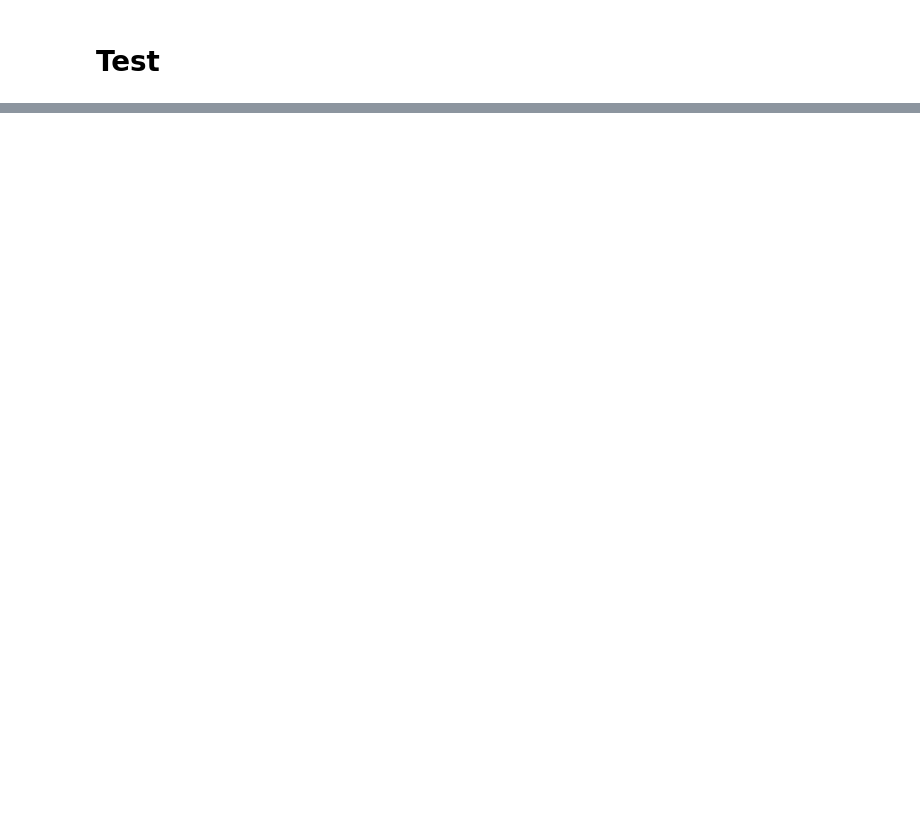
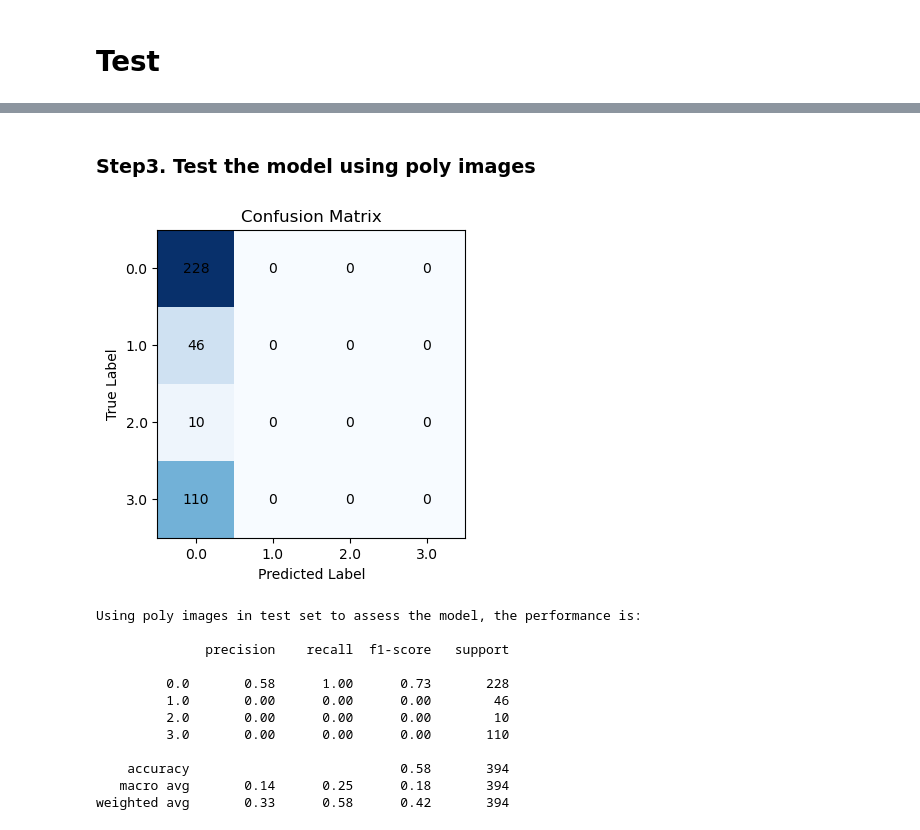
Before and after one commit to ToxicJerry/COMP9517-Surfing-Project, a Jupyter notebook: Svm_Classifier.ipynb, the cells around one changed output, grey strips where cells are left out. Cells and saved outputs as stored; diff of their text form; code cells hidden in the pictures; blank space fills up the shorter version.

```diff
--- a/Svm_Classifier.ipynb
+++ b/Svm_Classifier.ipynb
@@ -434,0 +230,32 @@ Misclassified image index: [  0   3   6   8  10  11  12  14  15  16  17  20  22
+# %% [markdown]
+### Step3. Test the model using poly images
+# %%
+# find the poly images
+test_poly_indices = []
+poly_indices = np.where(types == 'poly')[0]
+for i in range(len(x_test)):
+    for j in poly_indices:
+        if np.array_equal(x_test[i], image_his[j]):
+            test_poly_indices.append(i)
+
+# predict
+poly_predict_labels = best_model.predict(x_test[test_poly_indices])
+# assess the model
+performance_report(y_test[test_poly_indices], poly_predict_labels)
+poly_accuracy_performance = metrics.classification_report(y_test[test_poly_indices], poly_predict_labels)
+print("Using poly images in test set to assess the model, the performance is: \n")
+print(poly_accuracy_performance)
+# %% [output]
+[figure, added]
+Using poly images in test set to assess the model, the performance is:
+
+              precision    recall  f1-score   support
+
+         0.0       0.58      1.00      0.73       228
+         1.0       0.00      0.00      0.00        46
+         2.0       0.00      0.00      0.00        10
+         3.0       0.00      0.00      0.00       110
+
+    accuracy                           0.58       394
+   macro avg       0.14      0.25      0.18       394
+weighted avg       0.33      0.58      0.42       394
```
Also changed, not shown: parts of 29 cells of this notebook, 1 other file.
